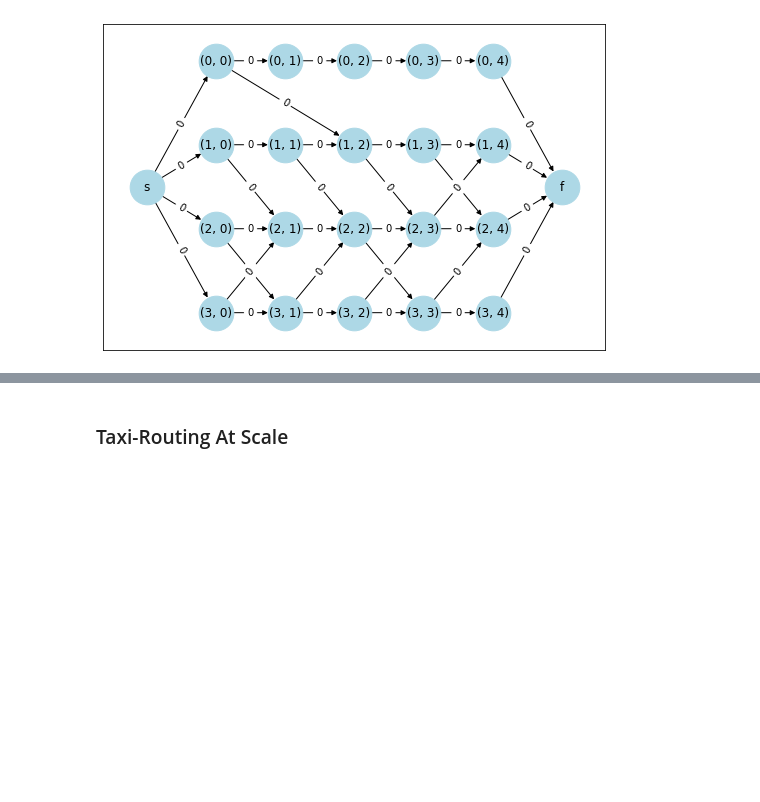
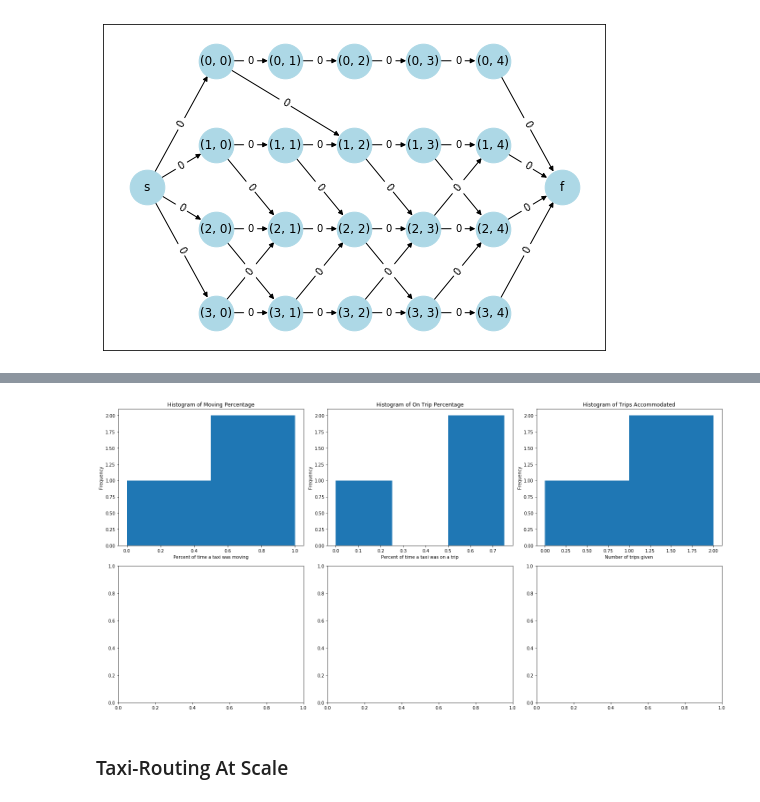
Before and after one commit to engri-1101/textbook, a Jupyter notebook: min-cost_flow/min-cost_flow_demo.ipynb, the cells around one changed output, grey strips where cells are left out. Drawn from its saved outputs; the diff is of its cells as text; code cells hidden in the pictures; blank space fills up the shorter version.

```diff
--- a/min-cost_flow/min-cost_flow_demo.ipynb
+++ b/min-cost_flow/min-cost_flow_demo.ipynb
@@ -48,3 +64,7 @@ small_ex.draw_graph(draw_all=False)
+# %%
+small_ex.plot_stats()
+# %% [output]
+[figure, added]
 # %% [markdown]
 ### Taxi-Routing At Scale
 # %%
```
Also changed, not shown: parts of 7 cells of this notebook, 1 other file.
